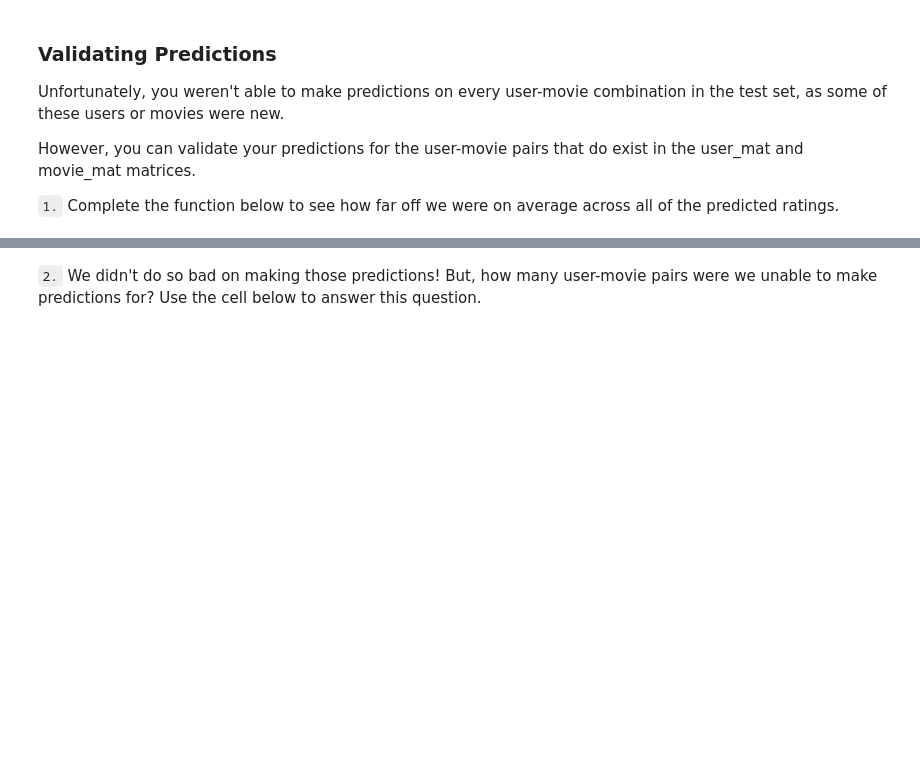
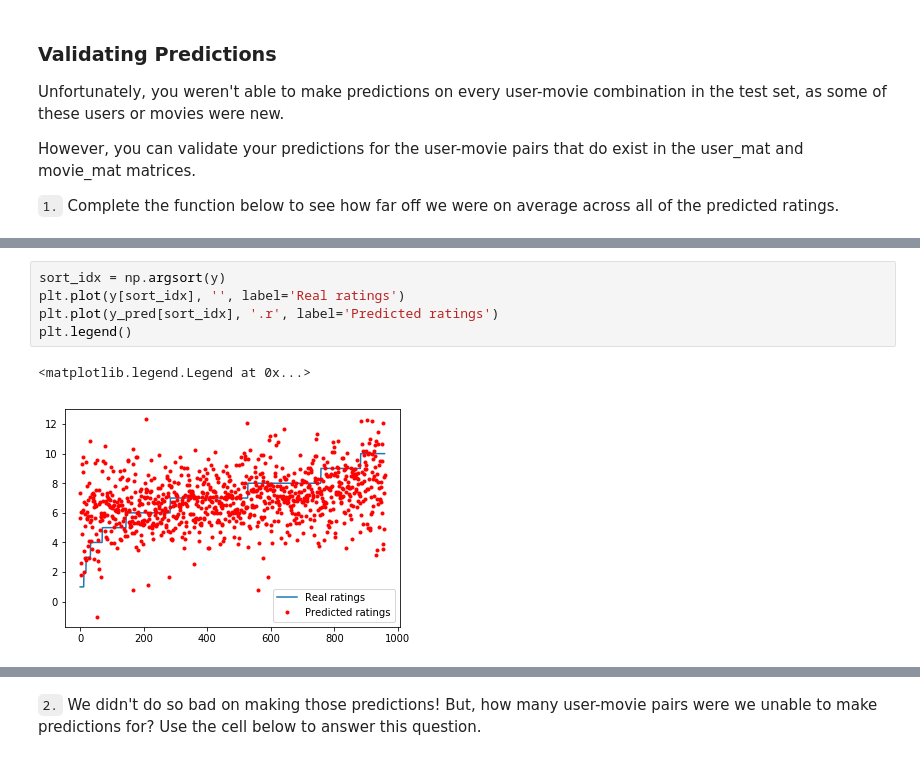
Before and after one commit to mtasende/data-scientist-nanodegree, a Jupyter notebook: lessons/part4_experiments_and_recommenders/lesson7_matrix_factorization/notebooks/4_Cold_Start_Problem.ipynb, the cells around one changed output, grey strips where cells are left out. Drawn from its saved outputs; the diff is of its cells as text; blank space fills up the shorter version.

```diff
--- a/lessons/part4_experiments_and_recommenders/lesson7_matrix_factorization/notebooks/4_Cold_Start_Problem.ipynb
+++ b/lessons/part4_experiments_and_recommenders/lesson7_matrix_factorization/notebooks/4_Cold_Start_Problem.ipynb
@@ -127,0 +244,8 @@ def validation_comparison(val_df, user_mat=user_mat, movie_mat=movie_mat):
+# %%
+sort_idx = np.argsort(y)
+plt.plot(y[sort_idx], '', label='Real ratings')
+plt.plot(y_pred[sort_idx], '.r', label='Predicted ratings')
+plt.legend()
+# %% [output]
+<matplotlib.legend.Legend at 0x...>
+[figure, added]
```
Also changed, not shown: parts of 47 cells of this notebook.
